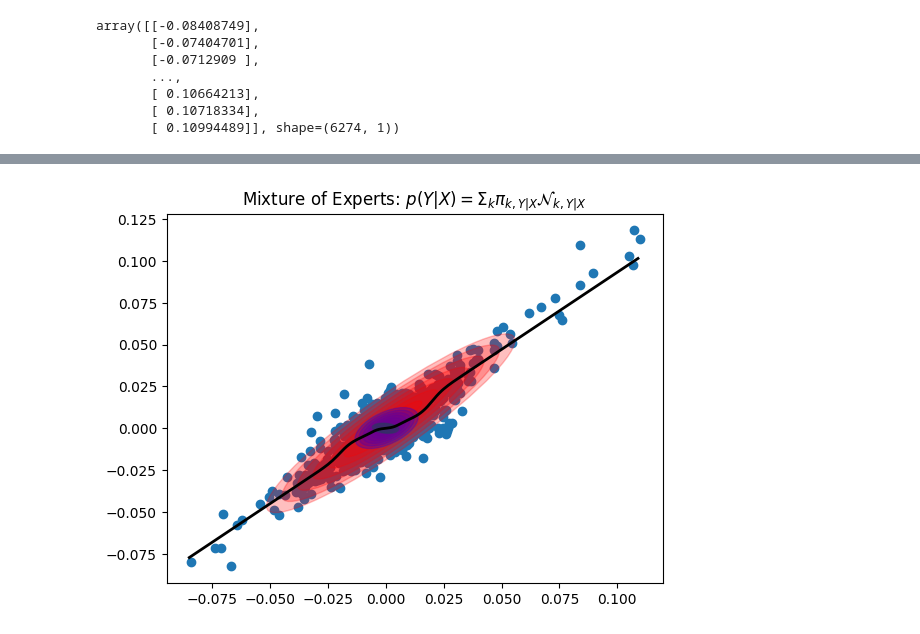
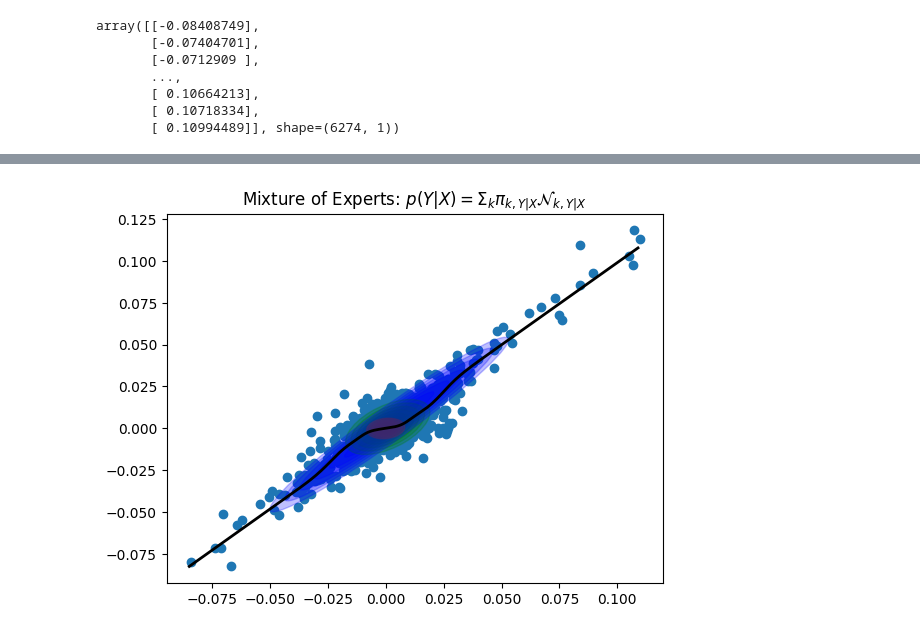
Before and after one commit to AnfimovAleksandr/mag_diploma, a Jupyter notebook: GMR.ipynb, the cells around one changed output, grey strips where cells are left out. Saved outputs shown, nothing was run; the diff lists cells and outputs as text; code cells hidden in the pictures.

```diff
--- a/GMR.ipynb
+++ b/GMR.ipynb
@@ -85,19 +90,28 @@ array([-0.085, -0.084, -0.083, -0.082, -0.081, -0.08 , -0.079, -0.078,
 # %%
 
 from gmr.utils import check_random_state
 from gmr import MVN, GMM, plot_error_ellipses
 
-gmm = GMM(n_components=3, random_state=0)
-gmm.from_samples(XY_train)
+
+best_gmm = mixture.BayesianGaussianMixture(max_iter=10000, mean_precision_prior=0.01,
+                        n_components=3, weight_concentration_prior=100,
+                        weight_concentration_prior_type='dirichlet_distribution')
+best_gmm.fit(XY_train)
+n_components = best_gmm.n_components
+gmm = GMM(
+    n_components=3, priors=best_gmm.weights_, means=best_gmm.means_,
+    covariances=best_gmm.covariances_)
+
+
 Y = gmm.predict(np.array([0]), a_s[:, np.newaxis])
 
 
 plt.title("Mixture of Experts: $p(Y | X) = \Sigma_k \pi_{k, Y|X} "
           "\mathcal{N}_{k, Y|X}$")
 plt.scatter(XY_train[:, 0], XY_train[:, 1])
 plot_error_ellipses(plt.gca(), gmm, colors=["r", "g", "b"])
 plt.plot(a_s, Y.ravel(), c="k", lw=2)
 
 plt.show()
 # %% [output]
-[figure, old version]
+[figure, new version]
```
Also changed, not shown: parts of 2 cells of this notebook, 2 other files.
